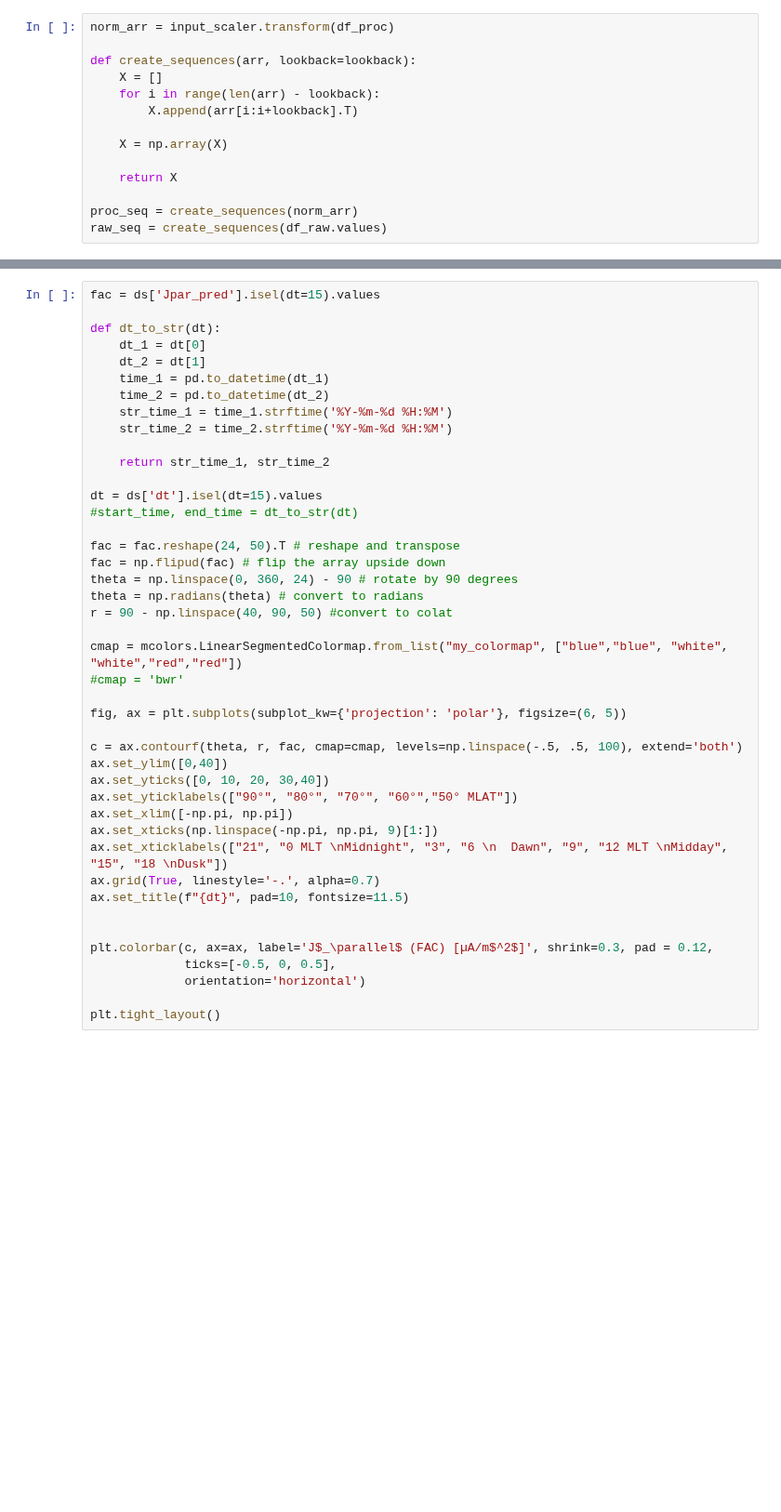
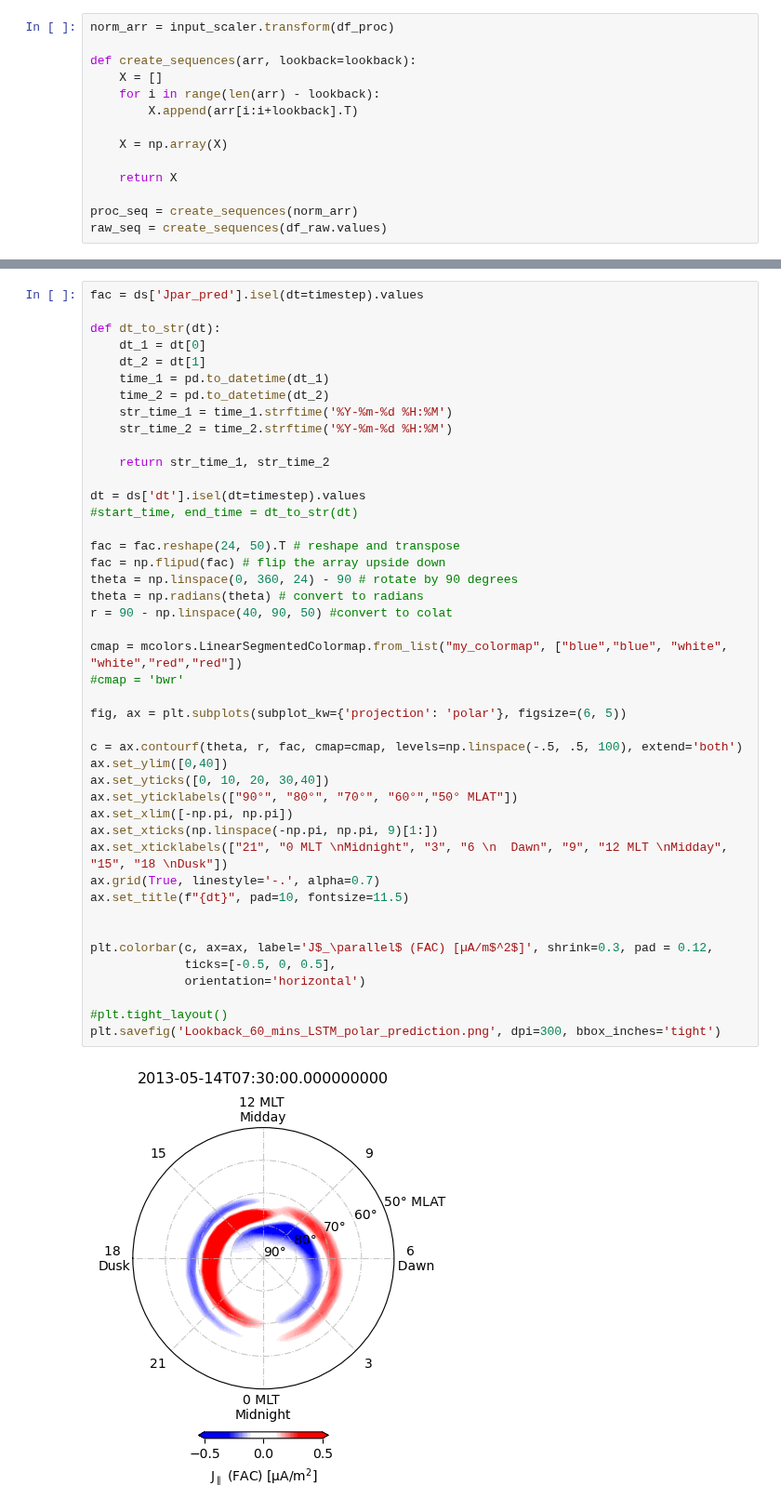
Before and after one commit to reddy-sachin/REPPU-ESN2, a Jupyter notebook: AMPERE/lstm_ampere.ipynb, the cells around one changed output, grey strips where cells are left out. Shown at 93% size. Drawn from its saved outputs; the diff is of its cells as text; blank space fills up the shorter version.

```diff
--- a/AMPERE/lstm_ampere.ipynb
+++ b/AMPERE/lstm_ampere.ipynb
@@ -656,5 +733,5 @@ plt.savefig('Lookback_60_mins_LSTM.png', dpi=300)
 # %%
-fac = ds['Jpar_pred'].isel(dt=15).values
+fac = ds['Jpar_pred'].isel(dt=timestep).values
 
 def dt_to_str(dt):
     dt_1 = dt[0]
@@ -666,34 +743,37 @@ def dt_to_str(dt):
 
     return str_time_1, str_time_2
 
-dt = ds['dt'].isel(dt=15).values
+dt = ds['dt'].isel(dt=timestep).values
 #start_time, end_time = dt_to_str(dt)
 
 fac = fac.reshape(24, 50).T # reshape and transpose
 fac = np.flipud(fac) # flip the array upside down
 theta = np.linspace(0, 360, 24) - 90 # rotate by 90 degrees
 theta = np.radians(theta) # convert to radians
 r = 90 - np.linspace(40, 90, 50) #convert to colat
 
 cmap = mcolors.LinearSegmentedColormap.from_list("my_colormap", ["blue","blue", "white", "white","red","red"])
 #cmap = 'bwr'
 
 fig, ax = plt.subplots(subplot_kw={'projection': 'polar'}, figsize=(6, 5))
 
 c = ax.contourf(theta, r, fac, cmap=cmap, levels=np.linspace(-.5, .5, 100), extend='both')
 ax.set_ylim([0,40])
 ax.set_yticks([0, 10, 20, 30,40])
 ax.set_yticklabels(["90°", "80°", "70°", "60°","50° MLAT"])
 ax.set_xlim([-np.pi, np.pi])
 ax.set_xticks(np.linspace(-np.pi, np.pi, 9)[1:])
 ax.set_xticklabels(["21", "0 MLT \nMidnight", "3", "6 \n  Dawn", "9", "12 MLT \nMidday", "15", "18 \nDusk"])
 ax.grid(True, linestyle='-.', alpha=0.7)
 ax.set_title(f"{dt}", pad=10, fontsize=11.5)
 
 
 plt.colorbar(c, ax=ax, label='J$_\parallel$ (FAC) [µA/m$^2$]', shrink=0.3, pad = 0.12,
              ticks=[-0.5, 0, 0.5],
              orientation='horizontal')
 
-plt.tight_layout()
+#plt.tight_layout()
+plt.savefig('Lookback_60_mins_LSTM_polar_prediction.png', dpi=300, bbox_inches='tight')
+# %% [output]
+[figure, added]
 # %%
```
Also changed, not shown: parts of 13 cells of this notebook, 9 other files.
